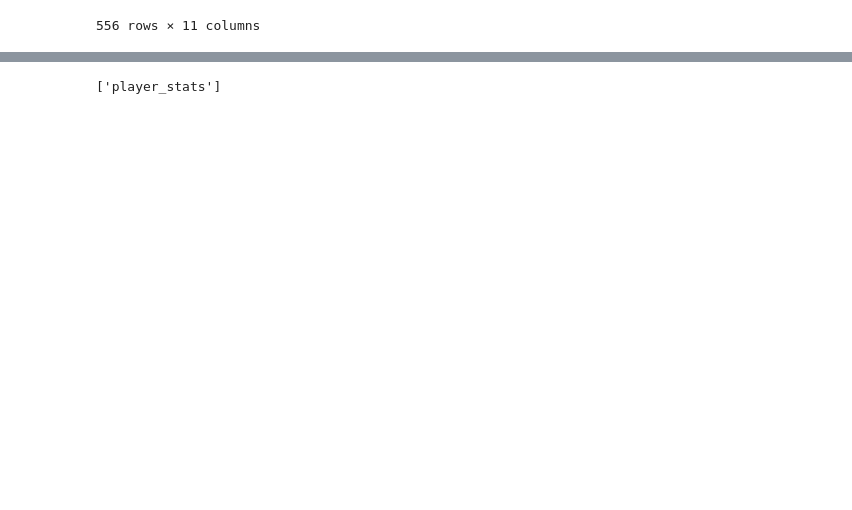
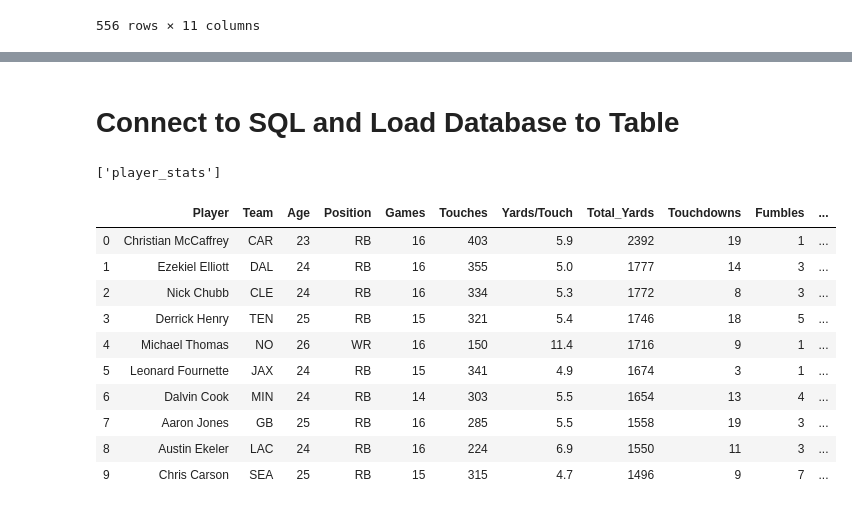
Before and after one commit to rdashcraft91/NFL-ETL, a Jupyter notebook: nfl_player_stats.ipynb, the cells around one changed output, grey strips where cells are left out. Drawn from its saved outputs; the diff is of its cells as text; code cells hidden in the pictures; blank space fills up the shorter version.

```diff
--- a/nfl_player_stats.ipynb
+++ b/nfl_player_stats.ipynb
@@ -99,8 +124,12 @@ stats2019
+# %% [markdown]
+# Connect to SQL and Load Database to Table
 # %%
+# Connect to Postgres and Start Engine
 connection_string = f"postgres:{pswd}@localhost:5432/NFL_Draft"
 engine = create_engine(f'postgresql://{connection_string}')
-
-engine.table_names()
-# %% [output]
-['player_stats']
+# %%
+# Print Table Names in Database
+engine.table_names()
+# %% [output]
+['player_stats']
 # %%
@@ -107,0 +138,15 @@ stats2019.to_sql(name='player_stats', con=engine, if_exists='append', index=Fals
+# %%
+# Print Table
+pd.read_sql_query('select * from player_stats limit 10', con=engine)
+# %% [output]
+|  | Player | Team | Age | Position | Games | Touches | Yards/Touch | Total_Yards | Touchdowns | Fumbles | ... |
+| 0 | Christian McCaffrey | CAR | 23 | RB | 16 | 403 | 5.9 | 2392 | 19 | 1 | ... |
+| 1 | Ezekiel Elliott | DAL | 24 | RB | 16 | 355 | 5.0 | 1777 | 14 | 3 | ... |
+| 2 | Nick Chubb | CLE | 24 | RB | 16 | 334 | 5.3 | 1772 | 8 | 3 | ... |
+| 3 | Derrick Henry | TEN | 25 | RB | 15 | 321 | 5.4 | 1746 | 18 | 5 | ... |
+| 4 | Michael Thomas | NO | 26 | WR | 16 | 150 | 11.4 | 1716 | 9 | 1 | ... |
+| 5 | Leonard Fournette | JAX | 24 | RB | 15 | 341 | 4.9 | 1674 | 3 | 1 | ... |
+| 6 | Dalvin Cook | MIN | 24 | RB | 14 | 303 | 5.5 | 1654 | 13 | 4 | ... |
+| 7 | Aaron Jones | GB | 25 | RB | 16 | 285 | 5.5 | 1558 | 19 | 3 | ... |
+| 8 | Austin Ekeler | LAC | 24 | RB | 16 | 224 | 6.9 | 1550 | 11 | 3 | ... |
+| 9 | Chris Carson | SEA | 25 | RB | 15 | 315 | 4.7 | 1496 | 9 | 7 | ... |
```
Also changed, not shown: parts of 12 cells of this notebook, 3 other files.
